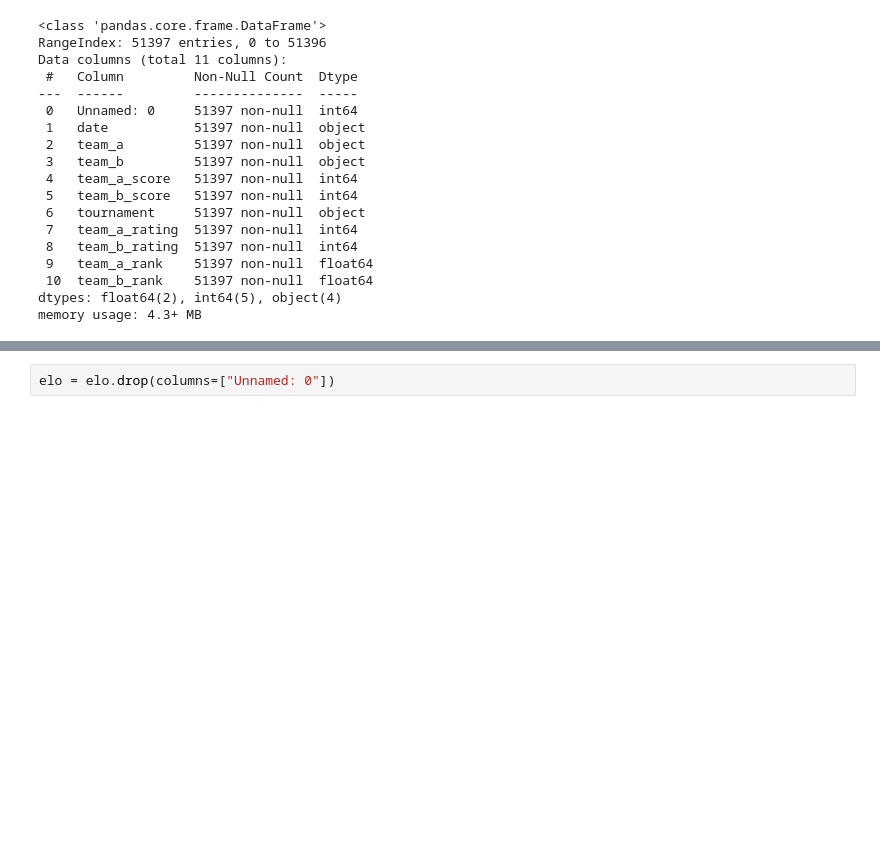
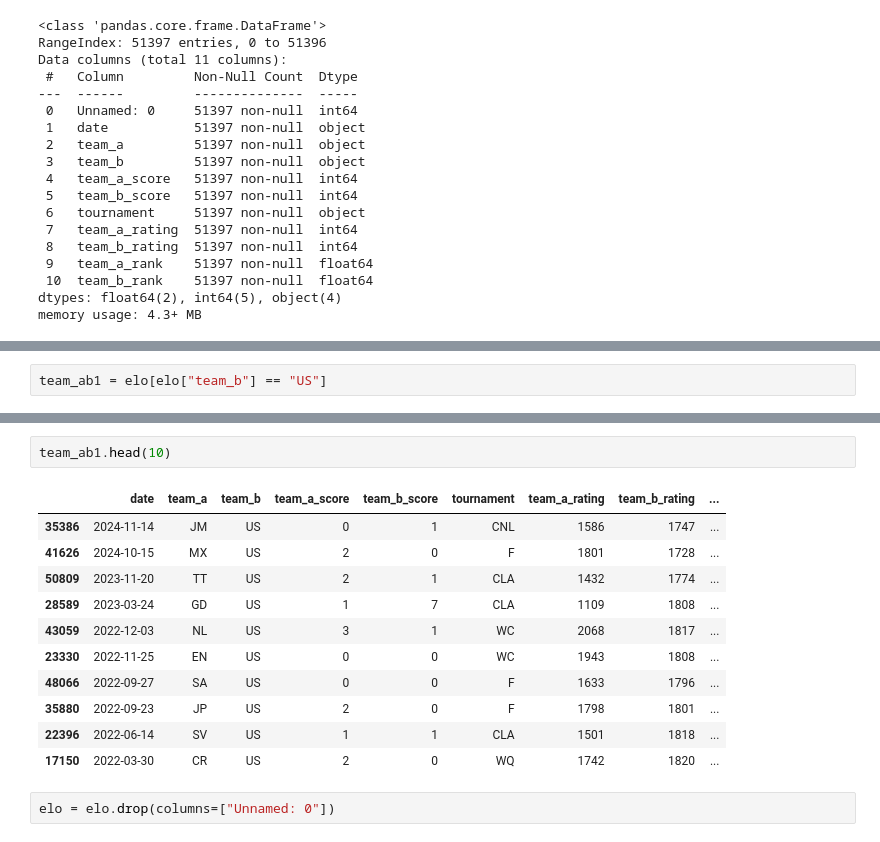
Before and after one commit to jlnsmith2001/world_cup_prediction_platform, a Jupyter notebook: notebooks/merge_match_results_and_elo_05.ipynb, the cells around one changed output, grey strips where cells are left out. Drawn from its saved outputs; the diff is of its cells as text; blank space fills up the shorter version.

```diff
--- a/notebooks/merge_match_results_and_elo_05.ipynb
+++ b/notebooks/merge_match_results_and_elo_05.ipynb
@@ -98,0 +103,2 @@ memory usage: 4.3+ MB
+# %%
+team_ab1 = elo[elo["team_b"] == "US"]
@@ -99,3 +119,17 @@ memory usage: 4.3+ MB
+# %%
+team_ab1.head(10)
+# %% [output]
+|  | date | team_a | team_b | team_a_score | team_b_score | tournament | team_a_rating | team_b_rating | ... |
+| 35386 | 2024-11-14 | JM | US | 0 | 1 | CNL | 1586 | 1747 | ... |
+| 41626 | 2024-10-15 | MX | US | 2 | 0 | F | 1801 | 1728 | ... |
+| 50809 | 2023-11-20 | TT | US | 2 | 1 | CLA | 1432 | 1774 | ... |
+| 28589 | 2023-03-24 | GD | US | 1 | 7 | CLA | 1109 | 1808 | ... |
+| 43059 | 2022-12-03 | NL | US | 3 | 1 | WC | 2068 | 1817 | ... |
+| 23330 | 2022-11-25 | EN | US | 0 | 0 | WC | 1943 | 1808 | ... |
+| 48066 | 2022-09-27 | SA | US | 0 | 0 | F | 1633 | 1796 | ... |
+| 35880 | 2022-09-23 | JP | US | 2 | 0 | F | 1798 | 1801 | ... |
+| 22396 | 2022-06-14 | SV | US | 1 | 1 | CLA | 1501 | 1818 | ... |
+| 17150 | 2022-03-30 | CR | US | 2 | 0 | WQ | 1742 | 1820 | ... |
 # %%
 elo = elo.drop(columns=["Unnamed: 0"])
 # %%
```
Also changed, not shown: parts of 5 cells of this notebook, 1 other file.
